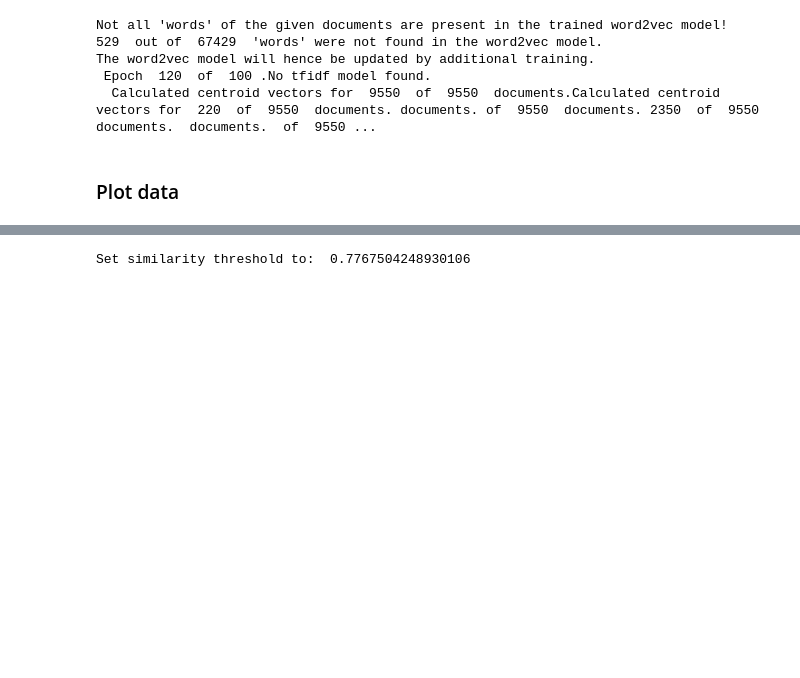
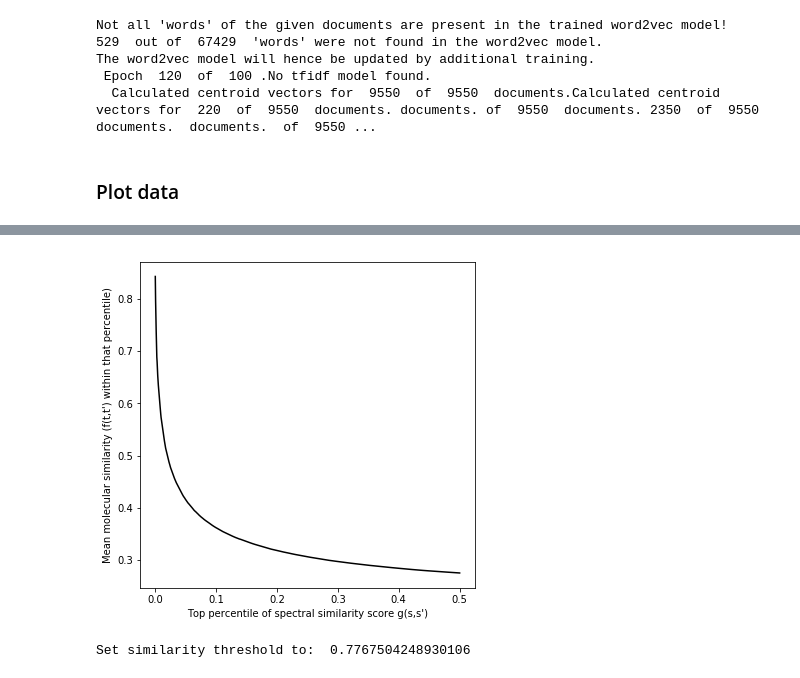
Before and after one commit to florian-huber/SeSiMe, a Jupyter notebook: notebooks/SeSiMe_MS_gnps_ALL.ipynb, the cells around one changed output, grey strips where cells are left out. Saved outputs shown, nothing was run; the diff lists cells and outputs as text; code cells hidden in the pictures; blank space fills up the shorter version.

```diff
--- a/notebooks/SeSiMe_MS_gnps_ALL.ipynb
+++ b/notebooks/SeSiMe_MS_gnps_ALL.ipynb
@@ -477,3 +477,7 @@ binned_scatter_plot(bins_x, bins_y, H, edges)
+# %%
+ref_score_w2v_cum_5 = plot_high_sim_percentile(A, B, num_bins = 1000, show_top_percentile = 0.5)
+# %% [output]
+[figure, added]
 # %%
 num_best = 10000
 threshold = np.sort(M_sim_ctr.reshape(M_sim_ctr.shape[0]**2))[-(num_best + M_sim_ctr.shape[0])]
```
Also changed, not shown: parts of 36 cells of this notebook.
